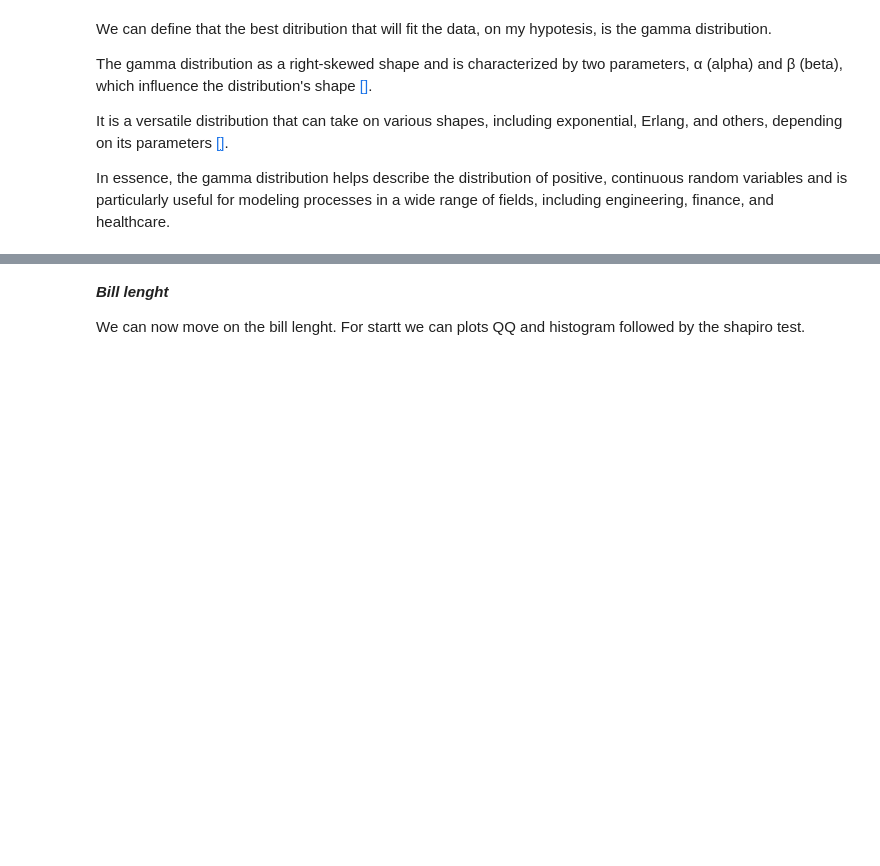
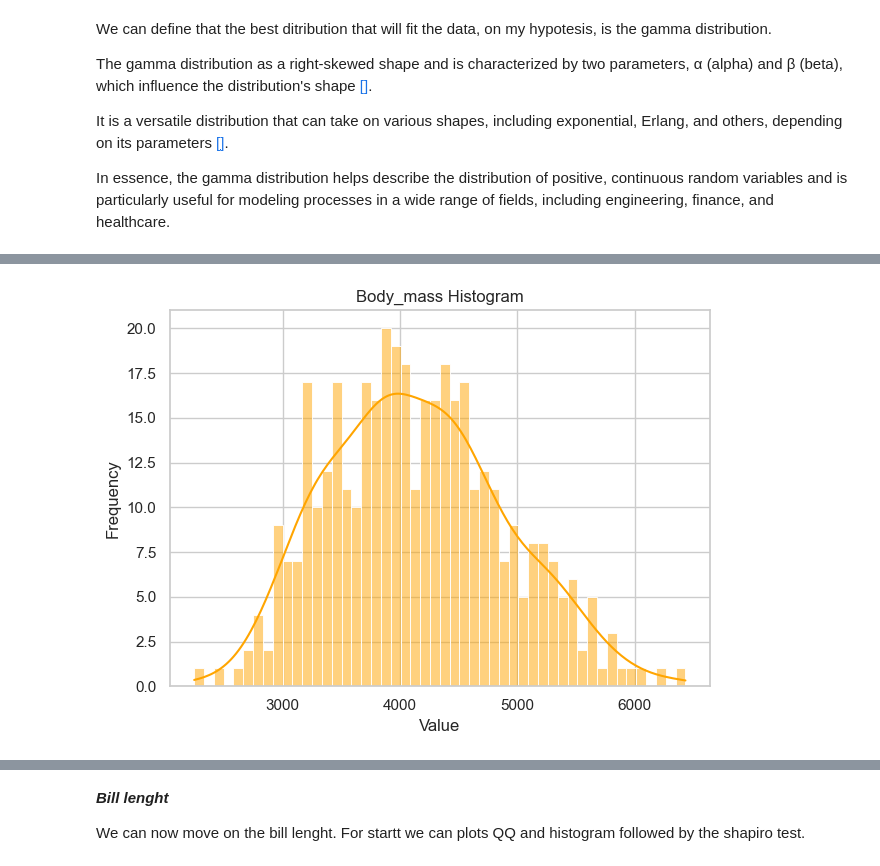
Before and after one commit to Cecilia8989/fund_data_analysis, a Jupyter notebook: task.ipynb, the cells around one changed output, grey strips where cells are left out. Cells and saved outputs as stored; diff of their text form; code cells hidden in the pictures; blank space fills up the shorter version.

```diff
--- a/task.ipynb
+++ b/task.ipynb
@@ -1111,0 +1181,17 @@ In essence, the gamma distribution helps describe the distribution of positive,
+# %%
+#https://numpy.org/doc/stable/reference/random/generated/numpy.random.gamma.html
+s = np.random.gamma(shape, scale, 400)
+
+# Create a Histogram for "Body_Mass"
+# The histogram displays the distribution of values in the data
+sns.histplot(s, bins=50, kde=True, color='orange')
+plt.title("Body_mass Histogram")  # Use plt.title instead of plt.set_title
+plt.xlabel("Value")  # Use plt.xlabel instead of plt.set_xlabel
+plt.ylabel("Frequency")  # Use plt.ylabel instead of plt.set_ylabel
+
+# Adjust the layout of the subplots to prevent overlapping
+plt.tight_layout()
+# Display the plots
+plt.show()
+# %% [output]
+[figure, added]
```
Also changed, not shown: parts of 41 cells of this notebook, 1 other file.
